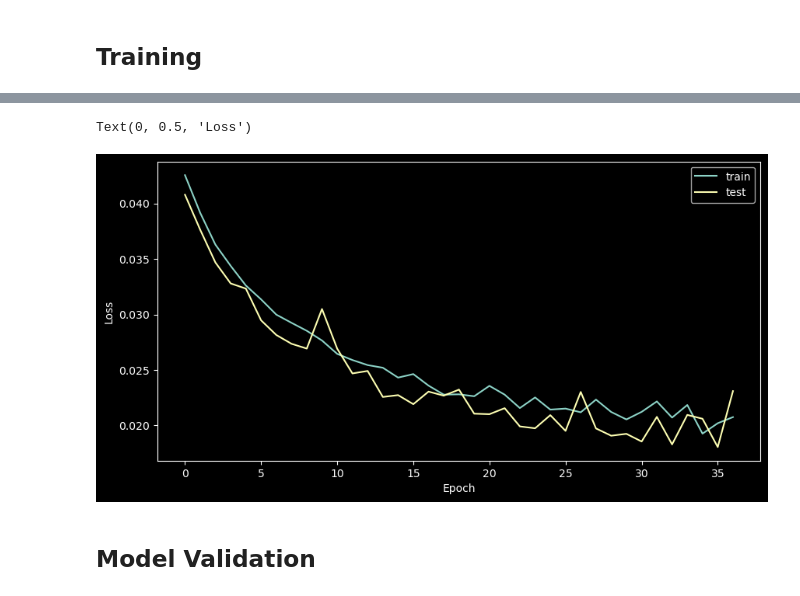
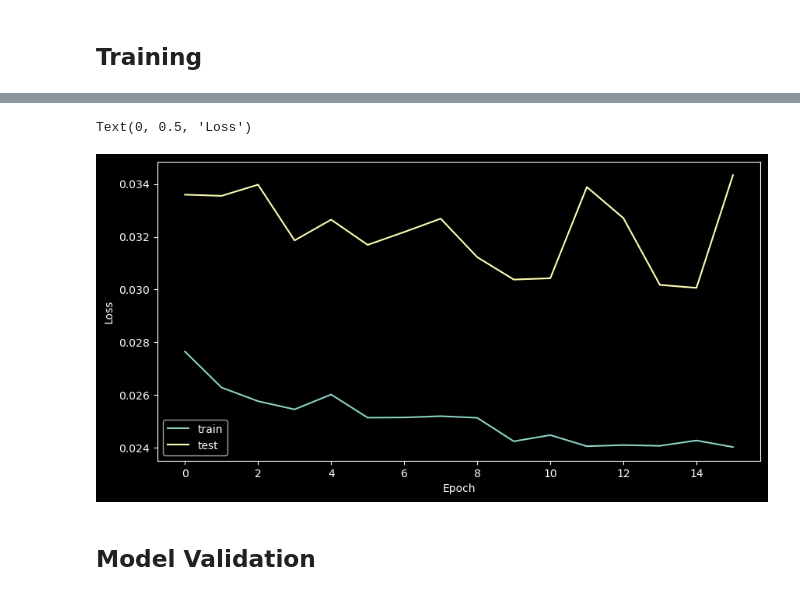
Before and after one commit to adriansousapoza/DMIAI-2023, a Jupyter notebook: aiText/bert_classifier.ipynb, the cells around one changed output, grey strips where cells are left out. Cells and saved outputs as stored; diff of their text form; code cells hidden in the pictures.

```diff
--- a/aiText/bert_classifier.ipynb
+++ b/aiText/bert_classifier.ipynb
@@ -159,28 +155,17 @@ model = BertForSequenceClassification.from_pretrained(model_name, num_labels=2)
 # tokenizer = AutoTokenizer.from_pretrained(model_name)
 # model = XLMRobertaXLModel.from_pretrained(model_name)
 
-df_conf = pd.read_csv('data/df_conf.csv', index_col=0)
-df_conf[df_conf['confidence'] > 0]
-# text = df_conf[df_conf['confidence'] > 0]['text'].values
-# labels = df_conf[df_conf['confidence'] > 0]['ai_generated'].values
-
-data = df_conf[df_conf['confidence'] > 0][['text', 'ai_generated']].copy()
-data.rename(columns={'ai_generated': 'label'}, inplace=True)
-
-# to fix: TypeError: expected string or bytes-like object
+data = pd.read_csv('data/final_training_data.csv', index_col=0)
+data['label'] = data['label'].astype(int)
 data['text'] = data['text'].astype(str)
 
-# text, labels = load_data()
-# data = pd.DataFrame({'text': text, 'label': labels})
-# random shuffle
-data = data.sample(frac=1).reset_index(drop=True)
-
-texts = data['text'].values.tolist()
-labels = data['label'].values.tolist()
+data_val = pd.read_csv('data/final_validation_data.csv', index_col=0)
+data_val['label'] = data_val['label'].astype(int)
+data_val['text'] = data_val['text'].astype(str)
 
 
-# texts, labels = load_data()
-texts_train, texts_test, labels_train, labels_test = train_test_split(texts, labels, test_size=0.2)
+# manual split
+texts_train, texts_test, labels_train, labels_test = data['text'].to_list(), data_val['text'].to_list(), data['label'].to_list(), data_val['label'].to_list()
 
 dataset_train = TextDataset(texts_train, labels_train)
 dataloader_train = DataLoader(dataset_train, batch_size=16, shuffle=True)
@@ -279,6 +264,7 @@ for epoch in range(num_epochs):
     model.train()
     # Train
     loss_total_train = 0
+    accuracies = []
     for i, batch in enumerate(dataloader_train):
         input_ids = batch['input_ids'].to(device)
         attention_mask = batch['attention_mask'].to(device)
@@ -293,12 +279,16 @@ for epoch in range(num_epochs):
         optimizer.step()
         loss_total_train += loss.item()
 
-    print(f"Epoch {epoch} loss: {loss_total_train / len(dataset_train)}")
+        acc = (outputs.logits.argmax(dim=1) == labels).float().mean().item()
+        accuracies.append(acc)
+
+    print(f"Epoch {epoch} loss: {loss_total_train / len(dataset_train)}, average accuracy: {np.mean(accuracies)} +-{np.std(accuracies)}")
     losses['train'].append(loss_total_train / len(dataset_train))
 
     # Test
     model.eval()
     loss_total_test = 0
+    accuracies = []
     with torch.no_grad():
         for i, batch in enumerate(dataloader_test):
             input_ids = batch['input_ids'].to(device)
@@ -309,12 +299,14 @@ for epoch in range(num_epochs):
             loss = outputs.loss
             loss_total_test += loss.item()
 
-    print(f"Epoch {epoch} test loss: {loss_total_test / len(dataset_test)}")
+            acc = (outputs.logits.argmax(dim=1) == labels).float().mean().item()
+            accuracies.append(acc)
+    print(f"Epoch {epoch} test loss: {loss_total_test / len(dataset_test)}, average accuracy: {np.mean(accuracies)} +-{np.std(accuracies)}")
     losses['test'].append(loss_total_test / len(dataset_test))
 
     # if validation loss is lowest, save model
     if min(losses['test']) == losses['test'][-1]:
-        model.save_pretrained("models/bert_classifier", save_function=torch.save)
+        model.save_pretrained("models/bert_classifier_new", save_function=torch.save)
         print("Model saved")
 
     if early_stopping(losses['test']):
@@ -340,20 +332,20 @@ Epoch 36 test loss: 0.023098027303412153
 Early stopping
 # %%
 # load model
-model = BertForSequenceClassification.from_pretrained("models/bert_classifier")
+model = BertForSequenceClassification.from_pretrained("models/bert_classifier_new")
 plt.style.use('dark_background')
 
 # Plot the losses
 plt.figure(figsize=(10, 5))
 plt.plot(losses['train'], label='train')
 plt.plot(losses['test'], label='test')
 plt.legend()
 plt.xlabel('Epoch')
 plt.ylabel('Loss')
 # set background to black
 # %% [output]
 Text(0, 0.5, 'Loss')
-[figure, old version]
+[figure, new version]
 # %% [markdown]
 ## Model Validation
 # %%
```
Also changed, not shown: parts of 9 cells of this notebook, 3 other files.
